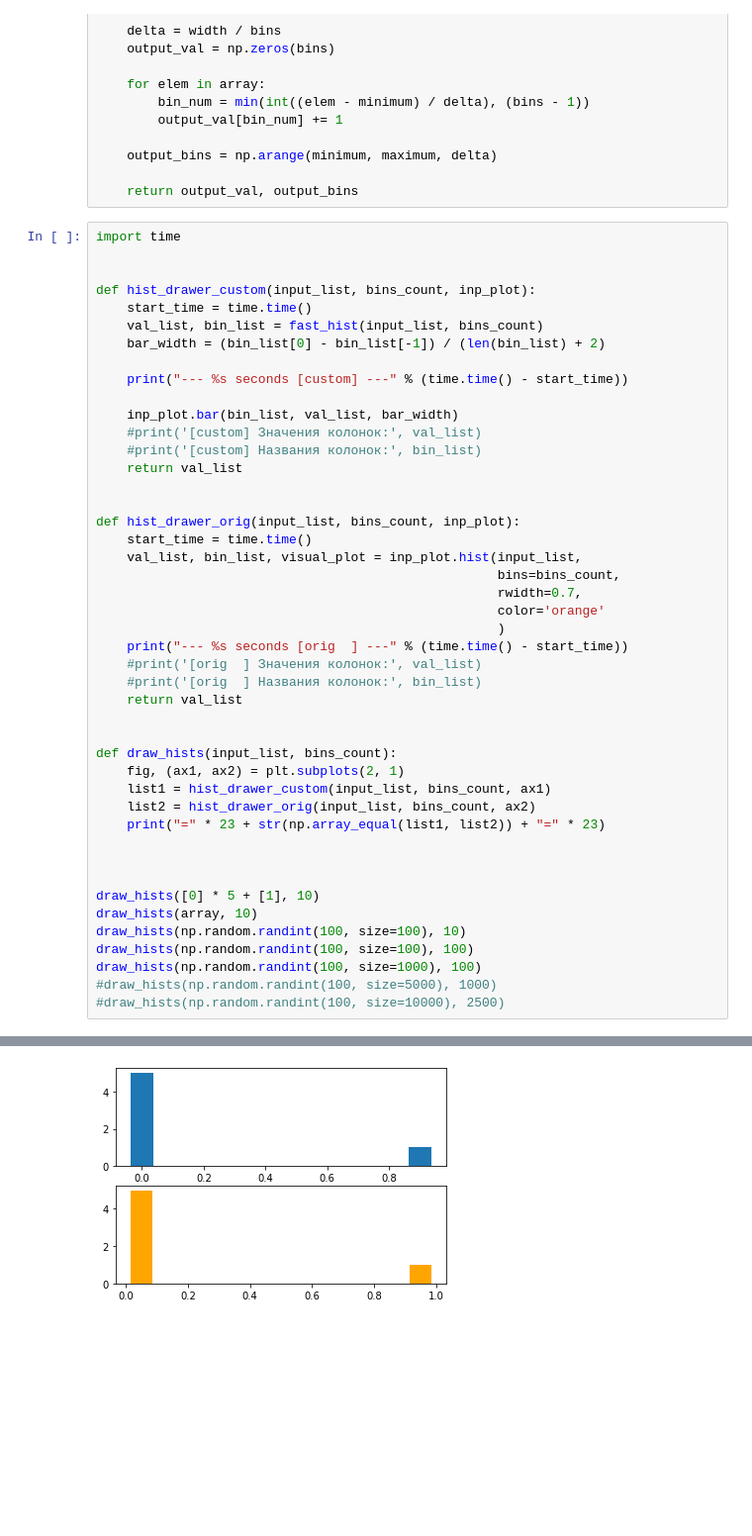
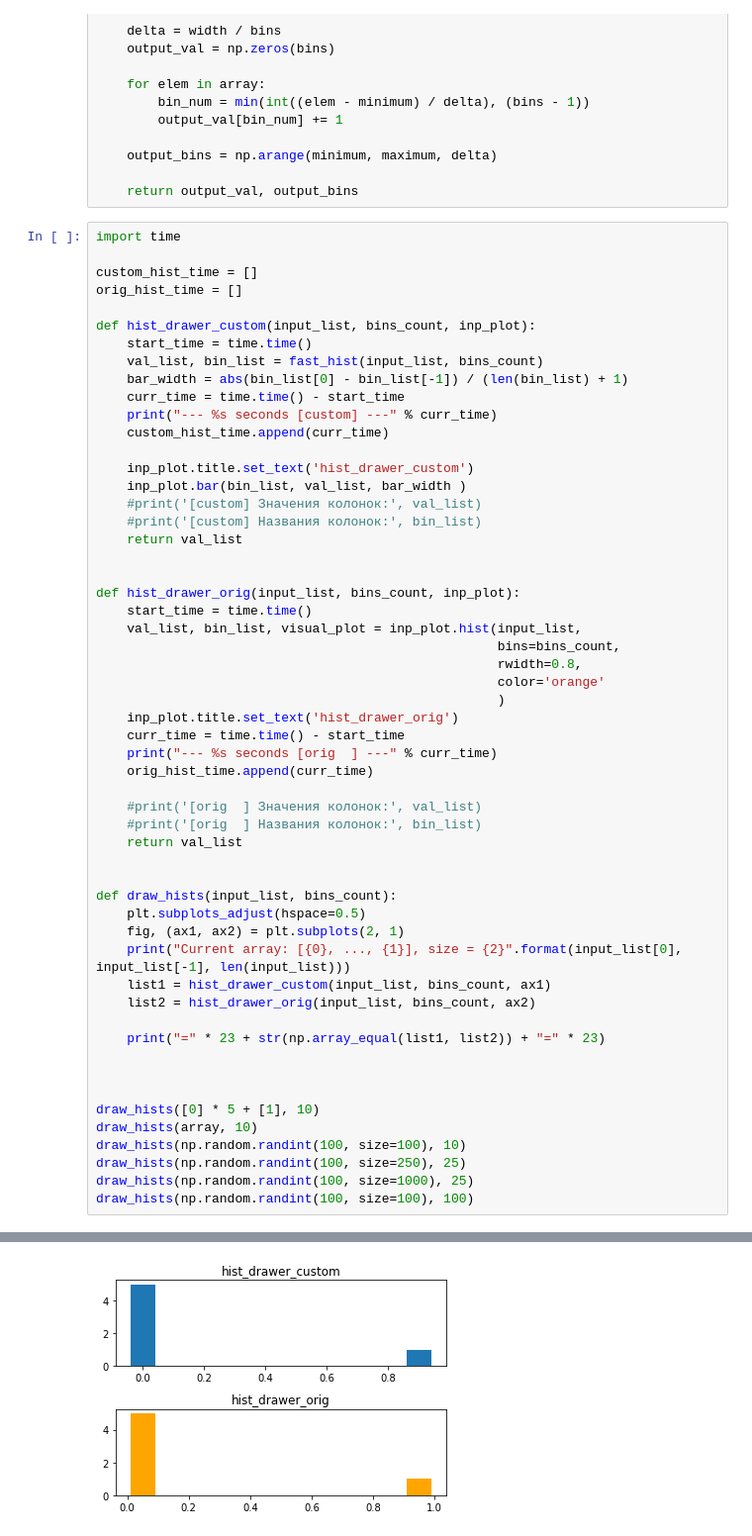
Before and after one commit to MILKA-TOP/andan, a Jupyter notebook: lab_1/Lab_1.ipynb, the cells around one changed output, grey strips where cells are left out. Shown: that part at 99% size. Cells and saved outputs as stored; diff of their text form; blank space fills up the shorter version.

```diff
--- a/lab_1/Lab_1.ipynb
+++ b/lab_1/Lab_1.ipynb
@@ -266,15 +285,19 @@ def fast_hist(array: List[Union[int, float]],
 # %%
 import time
 
+custom_hist_time = []
+orig_hist_time = []
 
 def hist_drawer_custom(input_list, bins_count, inp_plot):
     start_time = time.time()
     val_list, bin_list = fast_hist(input_list, bins_count)
-    bar_width = (bin_list[0] - bin_list[-1]) / (len(bin_list) + 2)
+    bar_width = abs(bin_list[0] - bin_list[-1]) / (len(bin_list) + 1)
+    curr_time = time.time() - start_time
+    print("--- %s seconds [custom] ---" % curr_time)
+    custom_hist_time.append(curr_time)
 
-    print("--- %s seconds [custom] ---" % (time.time() - start_time))
-
-    inp_plot.bar(bin_list, val_list, bar_width)
+    inp_plot.title.set_text('hist_drawer_custom')
+    inp_plot.bar(bin_list, val_list, bar_width )
     #print('[custom] Значения колонок:', val_list)
     #print('[custom] Названия колонок:', bin_list)
     return val_list
@@ -284,19 +307,26 @@ def hist_drawer_orig(input_list, bins_count, inp_plot):
     start_time = time.time()
     val_list, bin_list, visual_plot = inp_plot.hist(input_list,
                                                     bins=bins_count,
-                                                    rwidth=0.7,
+                                                    rwidth=0.8,
                                                     color='orange'
                                                     )
-    print("--- %s seconds [orig  ] ---" % (time.time() - start_time))
+    inp_plot.title.set_text('hist_drawer_orig')
+    curr_time = time.time() - start_time
+    print("--- %s seconds [orig  ] ---" % curr_time)
+    orig_hist_time.append(curr_time)
+
     #print('[orig  ] Значения колонок:', val_list)
     #print('[orig  ] Названия колонок:', bin_list)
     return val_list
 
 
 def draw_hists(input_list, bins_count):
+    plt.subplots_adjust(hspace=0.5)
     fig, (ax1, ax2) = plt.subplots(2, 1)
+    print("Current array: [{0}, ..., {1}], size = {2}".format(input_list[0], input_list[-1], len(input_list)))
     list1 = hist_drawer_custom(input_list, bins_count, ax1)
     list2 = hist_drawer_orig(input_list, bins_count, ax2)
+
     print("=" * 23 + str(np.array_equal(list1, list2)) + "=" * 23)
 
 
@@ -304,8 +334,7 @@ def draw_hists(input_list, bins_count):
 draw_hists([0] * 5 + [1], 10)
 draw_hists(array, 10)
 draw_hists(np.random.randint(100, size=100), 10)
+draw_hists(np.random.randint(100, size=250), 25)
+draw_hists(np.random.randint(100, size=1000), 25)
 draw_hists(np.random.randint(100, size=100), 100)
-draw_hists(np.random.randint(100, size=1000), 100)
-#draw_hists(np.random.randint(100, size=5000), 1000)
-#draw_hists(np.random.randint(100, size=10000), 2500)
 # %% [output]
@@ -327 +359 @@ draw_hists(np.random.randint(100, size=1000), 100)
-[figure, old version]
+[figure, new version]
```
Also changed, not shown: parts of 5 cells of this notebook, 3 other files.
